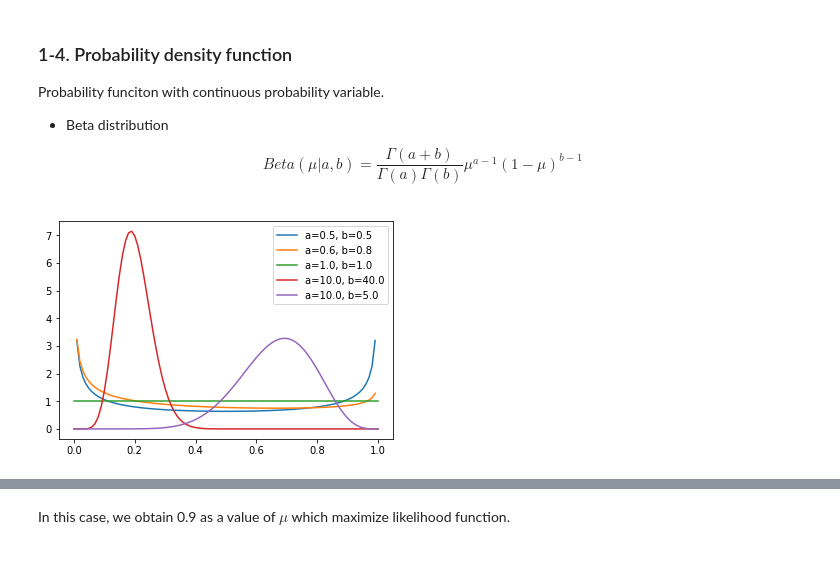
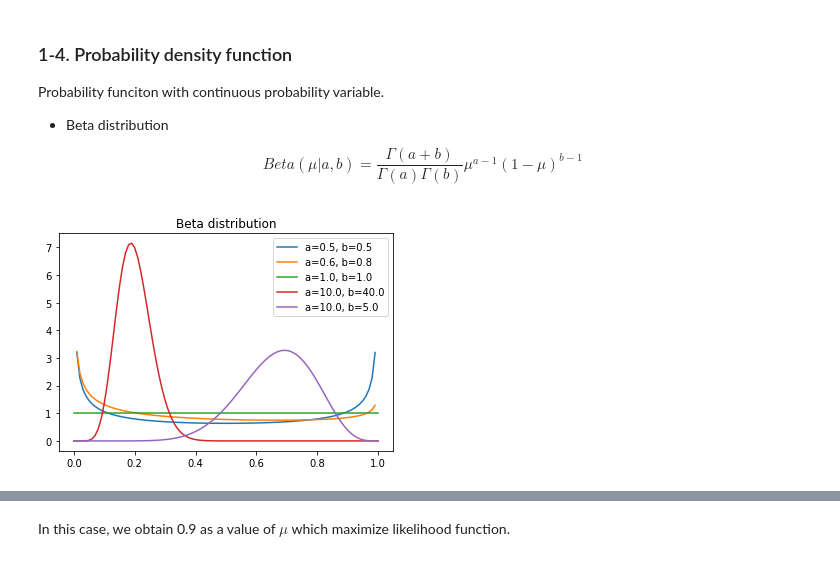
Before and after one commit to hiroshiu12/MLT, a Jupyter notebook: Introduction_Bayesian_Inference_part1.ipynb, the cells around one changed output, grey strips where cells are left out. Saved outputs shown, nothing was run; the diff lists cells and outputs as text; code cells hidden in the pictures.

```diff
--- a/Introduction_Bayesian_Inference_part1.ipynb
+++ b/Introduction_Bayesian_Inference_part1.ipynb
@@ -79,15 +82,16 @@ $$Beta(\mu|a,b) = \frac{\Gamma(a+b)}{\Gamma(a)\Gamma(b)}\mu^{a-1}(1-\mu)^{b-1}$$
 # %%
 x = np.linspace(0,1,101)
 
 a_list  = [0.5, 0.6, 1.0, 10.0, 10.0]
 b_list = [0.5, 0.8, 1.0, 40.0, 5.0]
 
 for a, b in zip(a_list, b_list):
     y = beta.pdf(x,a=a,b=b)
 
     plt.plot(x,y,label='a={}, b={}'.format(a,b))
     plt.legend()
 
+plt.title('Beta distribution')
 plt.show()
 # %% [output]
-[figure, old version]
+[figure, new version]
```
Also changed, not shown: parts of 13 cells of this notebook.
